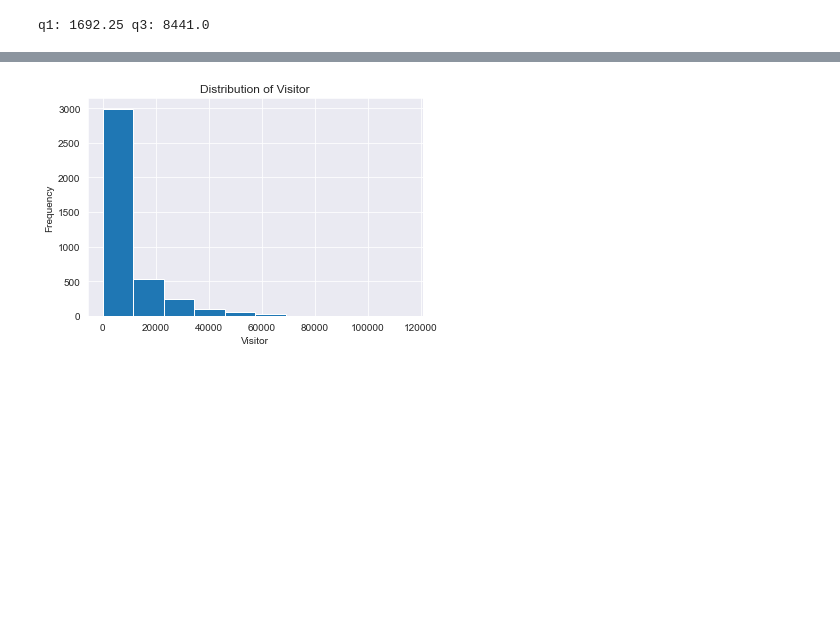
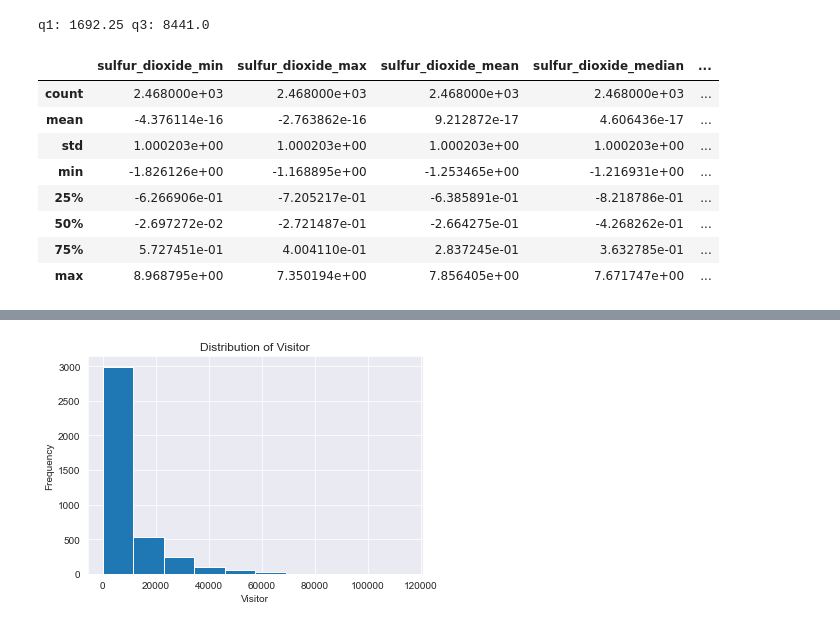
Before and after one commit to jrary/DataScienceTermProject, a Jupyter notebook: src/OutlierandCorrelation.ipynb, the cells around one changed output, grey strips where cells are left out. Cells and saved outputs as stored; diff of their text form; code cells hidden in the pictures; blank space fills up the shorter version.

```diff
--- a/src/OutlierandCorrelation.ipynb
+++ b/src/OutlierandCorrelation.ipynb
@@ -89,5 +97,17 @@ print("q1: {} q3: {}".format(q1, q3))
 q1: 1692.25 q3: 8441.0
 # %%
 df = pd.read_csv('assets/output/encodingResult.csv')
+# %%
+df.describe()
+# %% [output]
+|  | sulfur_dioxide_min | sulfur_dioxide_max | sulfur_dioxide_mean | sulfur_dioxide_median | ... |
+| count | 2.468000e+03 | 2.468000e+03 | 2.468000e+03 | 2.468000e+03 | ... |
+| mean | -4.376114e-16 | -2.763862e-16 | 9.212872e-17 | 4.606436e-17 | ... |
+| std | 1.000203e+00 | 1.000203e+00 | 1.000203e+00 | 1.000203e+00 | ... |
+| min | -1.826126e+00 | -1.168895e+00 | -1.253465e+00 | -1.216931e+00 | ... |
+| 25% | -6.266906e-01 | -7.205217e-01 | -6.385891e-01 | -8.218786e-01 | ... |
+| 50% | -2.697272e-02 | -2.721487e-01 | -2.664275e-01 | -4.268262e-01 | ... |
+| 75% | 5.727451e-01 | 4.004110e-01 | 2.837245e-01 | 3.632785e-01 | ... |
+| max | 8.968795e+00 | 7.350194e+00 | 7.856405e+00 | 7.671747e+00 | ... |
 # %%
 df_temp = df.drop('date', axis=1)
```
Also changed, not shown: parts of 39 cells of this notebook, 7 other files.
